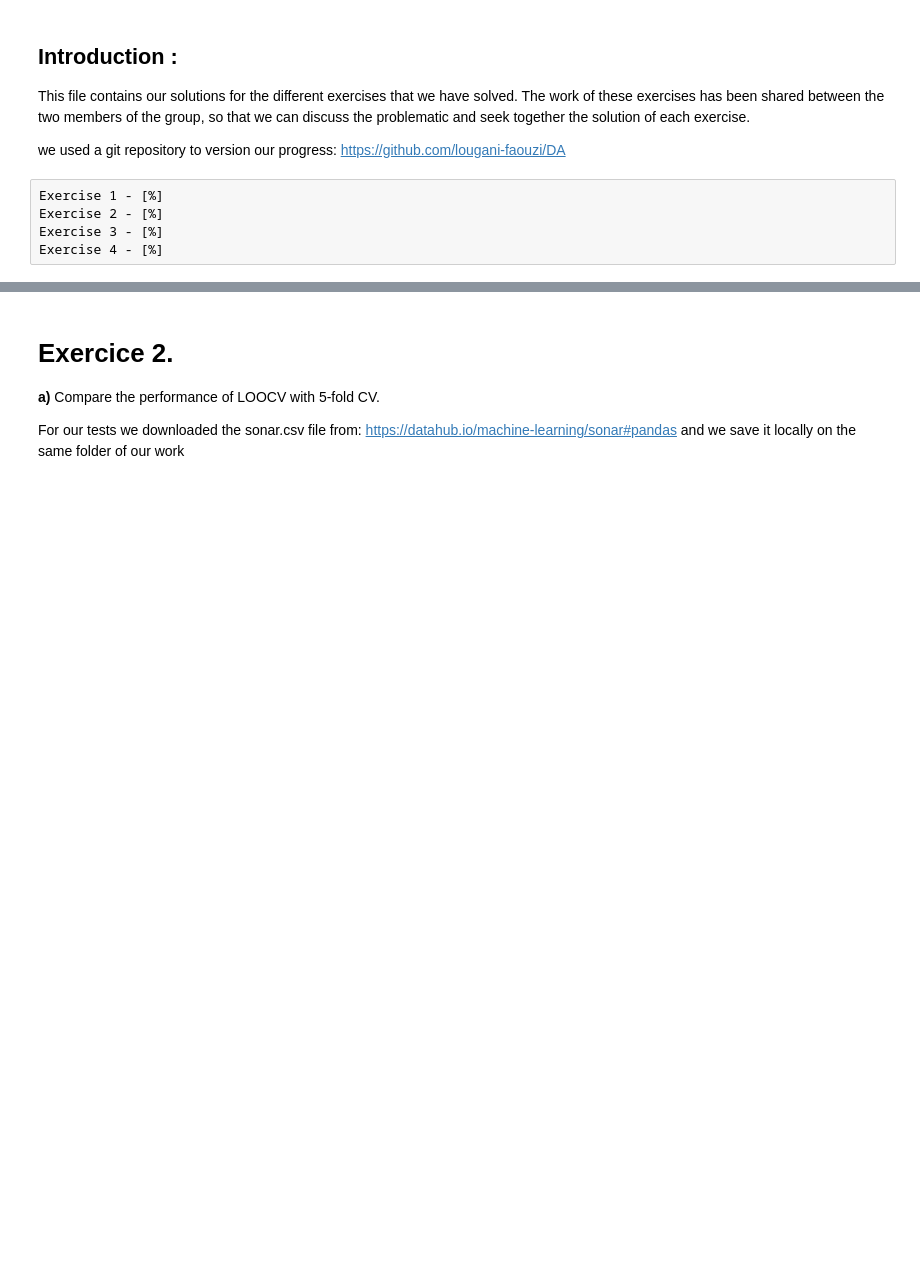
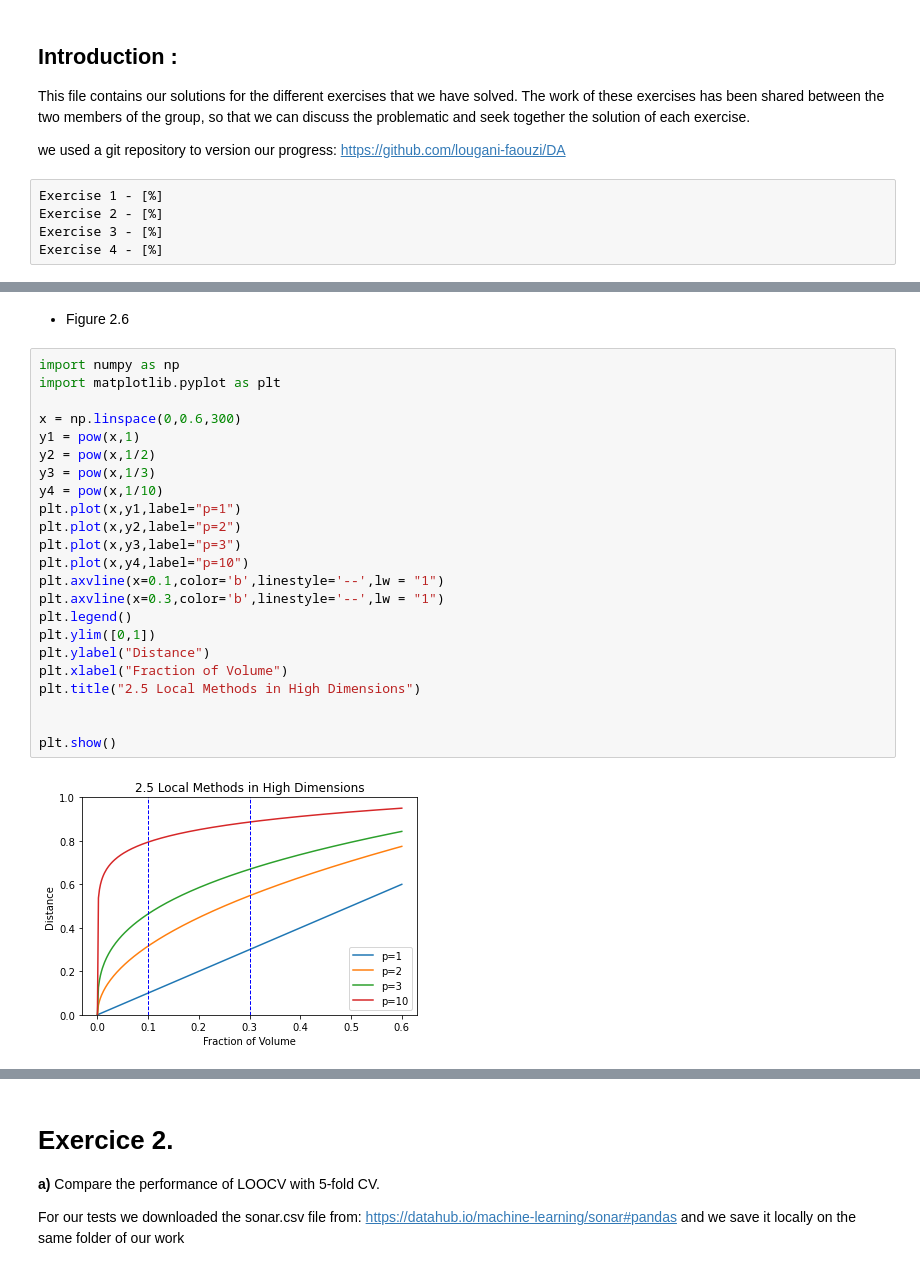
Before and after one commit to lougani-faouzi/DA, a Jupyter notebook: Assignments2.ipynb, the cells around one changed output, grey strips where cells are left out. Drawn from its saved outputs; the diff is of its cells as text; blank space fills up the shorter version.

```diff
--- a/Assignments2.ipynb
+++ b/Assignments2.ipynb
@@ -19,0 +24,27 @@ Exercise 4 - [%]
+# %% [markdown]
+* Figure 2.6
+# %%
+import numpy as np
+import matplotlib.pyplot as plt
+
+x = np.linspace(0,0.6,300)
+y1 = pow(x,1)
+y2 = pow(x,1/2)
+y3 = pow(x,1/3)
+y4 = pow(x,1/10)
+plt.plot(x,y1,label="p=1")
+plt.plot(x,y2,label="p=2")
+plt.plot(x,y3,label="p=3")
+plt.plot(x,y4,label="p=10")
+plt.axvline(x=0.1,color='b',linestyle='--',lw = "1")
+plt.axvline(x=0.3,color='b',linestyle='--',lw = "1")
+plt.legend()
+plt.ylim([0,1])
+plt.ylabel("Distance")
+plt.xlabel("Fraction of Volume")
+plt.title("2.5 Local Methods in High Dimensions")
+
+
+plt.show()
+# %% [output]
+[figure, added]
```
Also changed, not shown: parts of 3 cells of this notebook.
